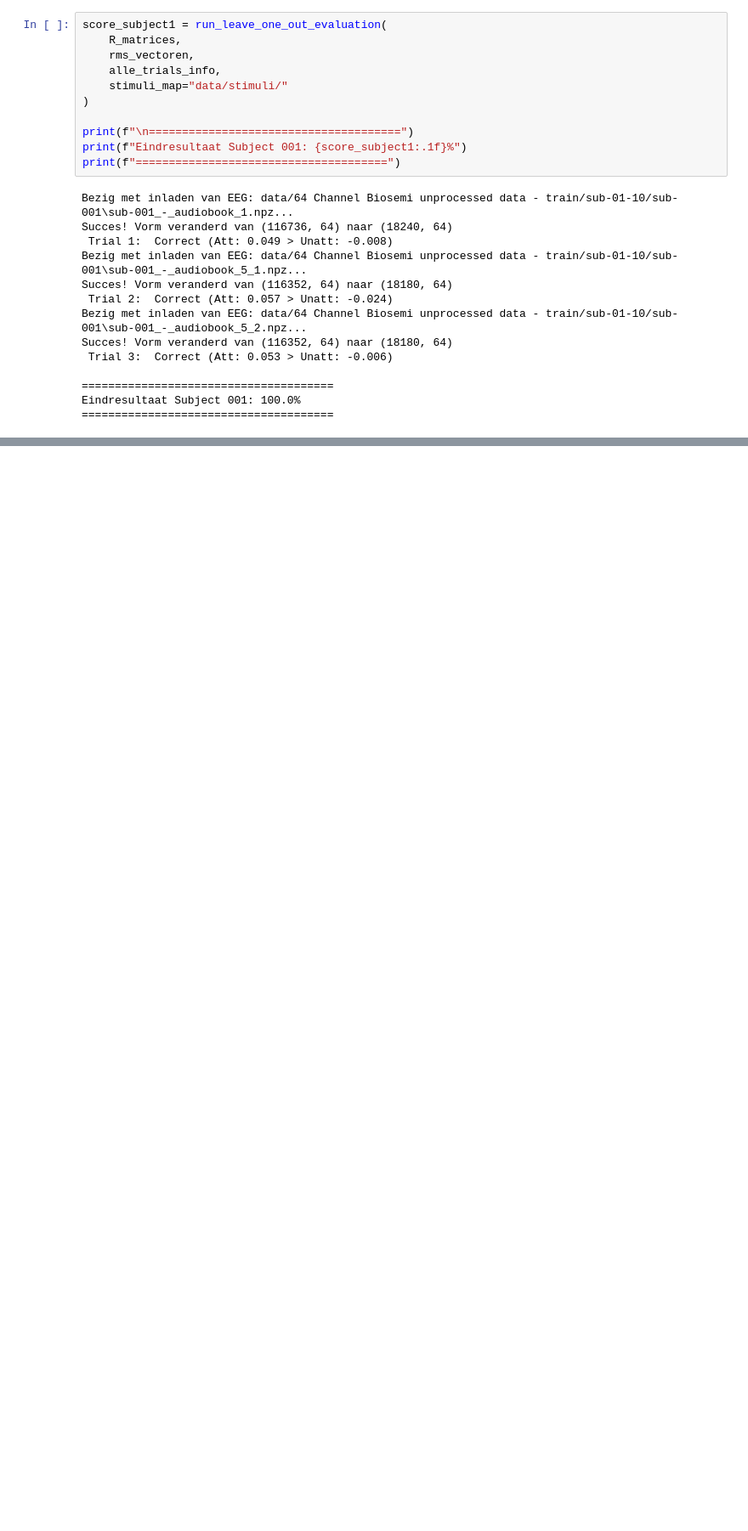
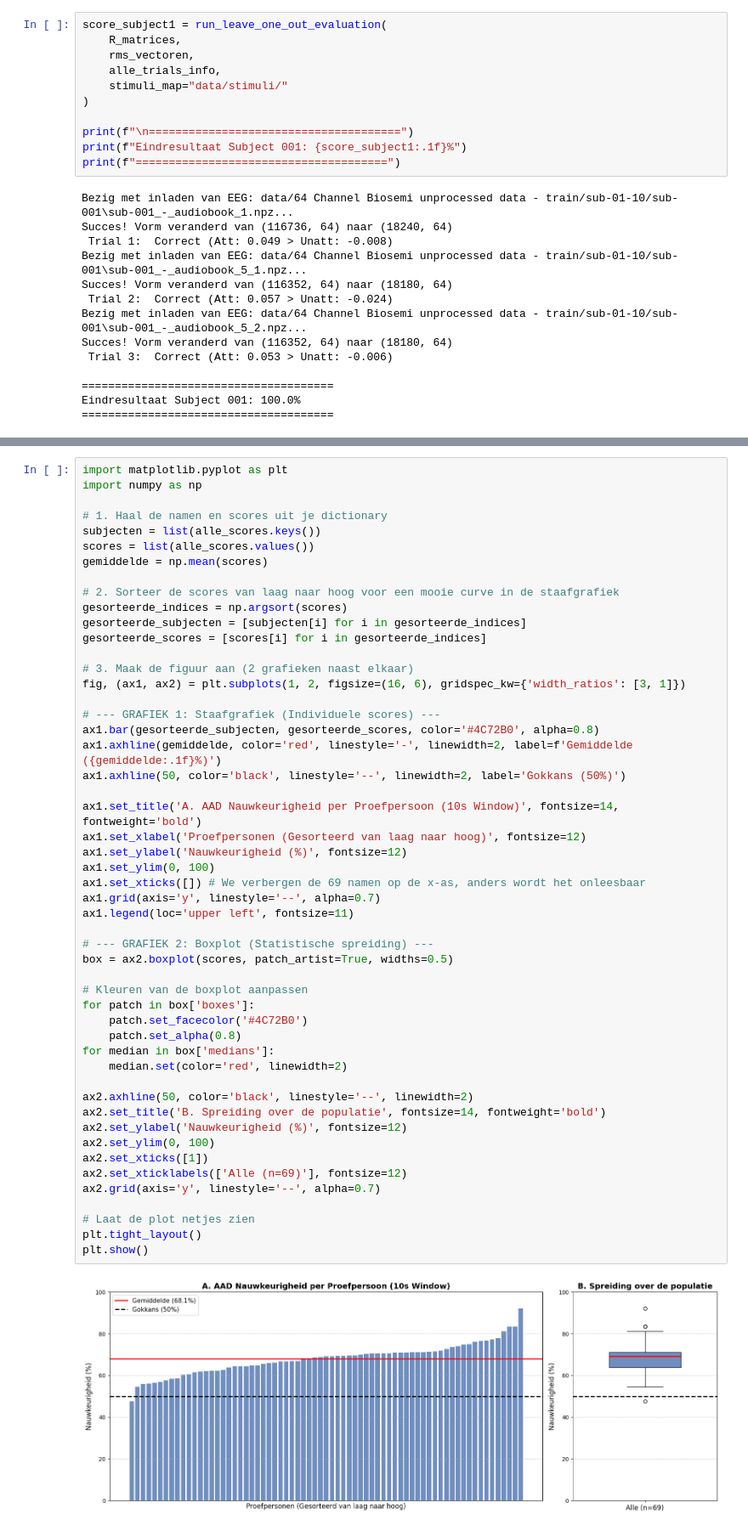
Before and after one commit to matsjoris6/P_D_ISSP_base-main, a Jupyter notebook: fase_2/preprocessing.ipynb, the cells around one changed output, grey strips where cells are left out. Shown at 85% size. Saved outputs shown, nothing was run; the diff lists cells and outputs as text; blank space fills up the shorter version.

```diff
--- a/fase_2/preprocessing.ipynb
+++ b/fase_2/preprocessing.ipynb
@@ -448,0 +856,53 @@ Aantal gevonden bestanden: 13
+# %%
+import matplotlib.pyplot as plt
+import numpy as np
+
+# 1. Haal de namen en scores uit je dictionary
+subjecten = list(alle_scores.keys())
+scores = list(alle_scores.values())
+gemiddelde = np.mean(scores)
+
+# 2. Sorteer de scores van laag naar hoog voor een mooie curve in de staafgrafiek
+gesorteerde_indices = np.argsort(scores)
+gesorteerde_subjecten = [subjecten[i] for i in gesorteerde_indices]
+gesorteerde_scores = [scores[i] for i in gesorteerde_indices]
+
+# 3. Maak de figuur aan (2 grafieken naast elkaar)
+fig, (ax1, ax2) = plt.subplots(1, 2, figsize=(16, 6), gridspec_kw={'width_ratios': [3, 1]})
+
+# --- GRAFIEK 1: Staafgrafiek (Individuele scores) ---
+ax1.bar(gesorteerde_subjecten, gesorteerde_scores, color='#4C72B0', alpha=0.8)
+ax1.axhline(gemiddelde, color='red', linestyle='-', linewidth=2, label=f'Gemiddelde ({gemiddelde:.1f}%)')
+ax1.axhline(50, color='black', linestyle='--', linewidth=2, label='Gokkans (50%)')
+
+ax1.set_title('A. AAD Nauwkeurigheid per Proefpersoon (10s Window)', fontsize=14, fontweight='bold')
+ax1.set_xlabel('Proefpersonen (Gesorteerd van laag naar hoog)', fontsize=12)
+ax1.set_ylabel('Nauwkeurigheid (%)', fontsize=12)
+ax1.set_ylim(0, 100)
+ax1.set_xticks([]) # We verbergen de 69 namen op de x-as, anders wordt het onleesbaar
+ax1.grid(axis='y', linestyle='--', alpha=0.7)
+ax1.legend(loc='upper left', fontsize=11)
+
+# --- GRAFIEK 2: Boxplot (Statistische spreiding) ---
+box = ax2.boxplot(scores, patch_artist=True, widths=0.5)
+
+# Kleuren van de boxplot aanpassen
+for patch in box['boxes']:
+    patch.set_facecolor('#4C72B0')
+    patch.set_alpha(0.8)
+for median in box['medians']:
+    median.set(color='red', linewidth=2)
+
+ax2.axhline(50, color='black', linestyle='--', linewidth=2)
+ax2.set_title('B. Spreiding over de populatie', fontsize=14, fontweight='bold')
+ax2.set_ylabel('Nauwkeurigheid (%)', fontsize=12)
+ax2.set_ylim(0, 100)
+ax2.set_xticks([1])
+ax2.set_xticklabels(['Alle (n=69)'], fontsize=12)
+ax2.grid(axis='y', linestyle='--', alpha=0.7)
+
+# Laat de plot netjes zien
+plt.tight_layout()
+plt.show()
+# %% [output]
+[figure, added]
```
Also changed, not shown: parts of 7 cells of this notebook, 7 other files.
